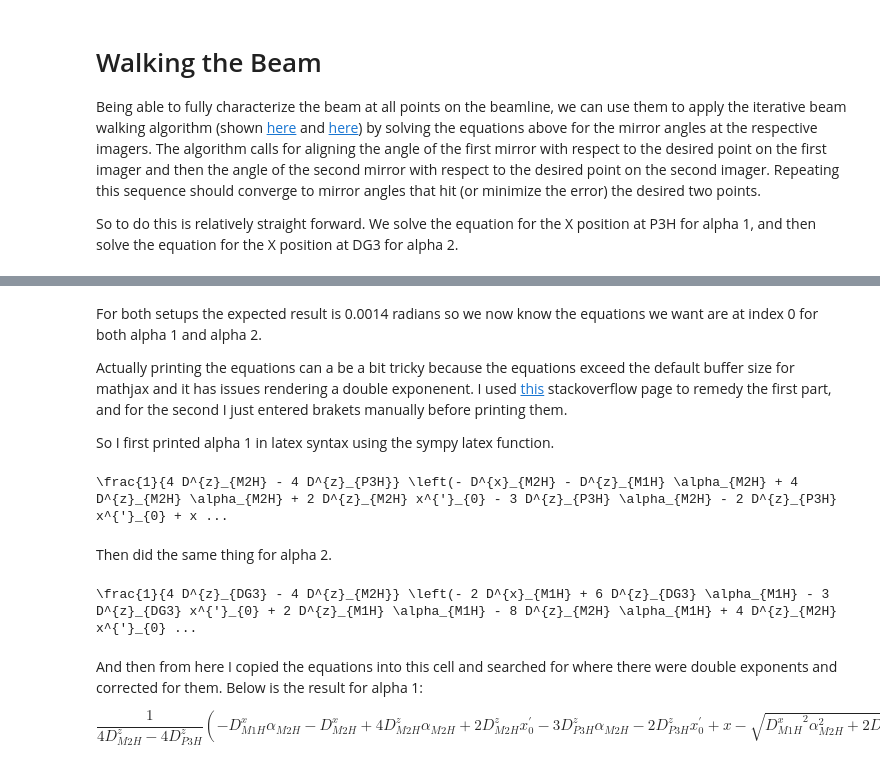
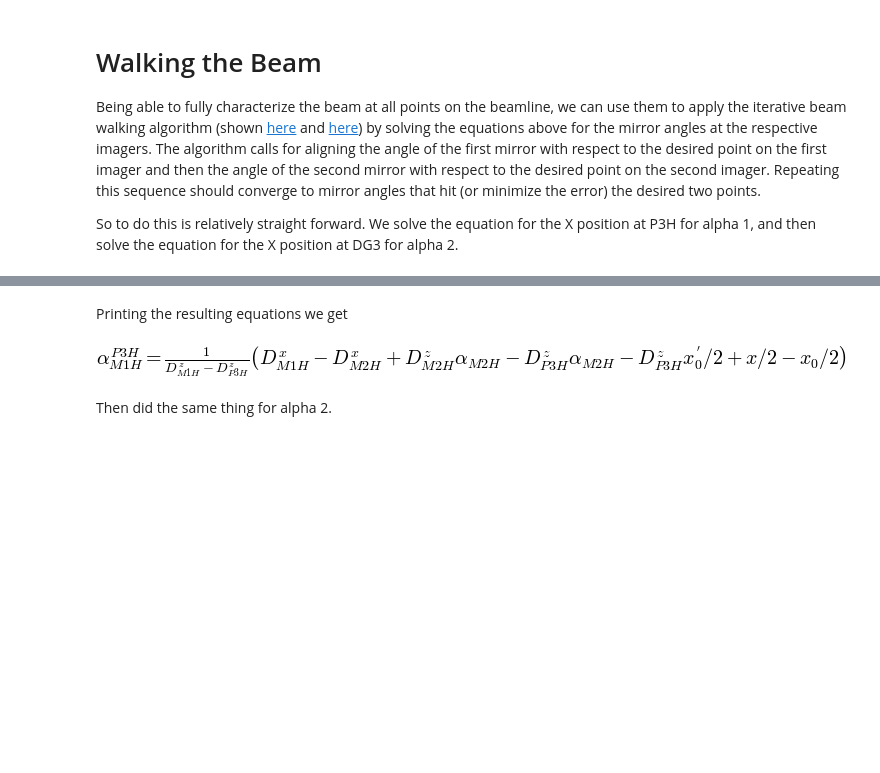
Before and after one commit to pcdshub/pswalker, a Jupyter notebook: ipynbs/Ray Tracing for Titled Flat Mirrors.ipynb, the cells around one changed output, grey strips where cells are left out. Cells and saved outputs as stored; diff of their text form; code cells hidden in the pictures; blank space fills up the shorter version.

Commit message:
Fixed an equation to make the proper substitution and made the appropriate changes to the notebook.

```diff
--- a/ipynbs/Ray Tracing for Titled Flat Mirrors.ipynb
+++ b/ipynbs/Ray Tracing for Titled Flat Mirrors.ipynb
@@ -264,7 +268,7 @@ So to do this is relatively straight forward. We solve the equation for the X po
 x = sp.symbols("x")
 
 # Move everything to one side and solve p3h x position for alpha 1
-p3h_alpha = sp.solve(xp3h - x, a1)
+p3h_alpha = sp.solve(xp3h - x, a1)[0]
 
 # Move everything to one side and solve dg3 x position for alpha 2
-dg3_alpha = sp.solve(xdg3 - x, a2)
+dg3_alpha = sp.solve(xdg3 - x, a2)[0]
@@ -315,22 +275,8 @@ Solutions for alpha 2:
-# %% [markdown]
-For both setups the expected result is 0.0014 radians so we now know the equations we want are at index 0 for both alpha 1 and alpha 2.
-
-Actually printing the equations can a be a bit tricky because the equations exceed the default buffer size for mathjax and it has issues rendering a double exponenent. I used [this](https://stackoverflow.com/questions/22751772/mathjax-in-ipython-notebook-fails-for-fairly-large-equations) stackoverflow page to remedy the first part, and for the second I just entered brakets manually before printing them.
-
-So I first printed alpha 1 in latex syntax using the sympy latex function.
-# %%
-print(sp.printing.latex(p3h_alpha[0]))
-# %% [output]
-\frac{1}{4 D^{z}_{M2H} - 4 D^{z}_{P3H}} \left(- D^{x}_{M2H} - D^{z}_{M1H} \alpha_{M2H} + 4 D^{z}_{M2H} \alpha_{M2H} + 2 D^{z}_{M2H} x^{'}_{0} - 3 D^{z}_{P3H} \alpha_{M2H} - 2 D^{z}_{P3H} x^{'}_{0} + x ...
+# %% [markdown]
+Printing the resulting equations we get
+# %%
+sp.relational.Eq(sp.symbols("alpha^P3H_M1H"), p3h_alpha)
+# %% [output]
+[figure, added]
 # %% [markdown]
 Then did the same thing for alpha 2.
-# %%
-print(sp.printing.latex(dg3_alpha[0]))
-# %% [output]
-\frac{1}{4 D^{z}_{DG3} - 4 D^{z}_{M2H}} \left(- 2 D^{x}_{M1H} + 6 D^{z}_{DG3} \alpha_{M1H} - 3 D^{z}_{DG3} x^{'}_{0} + 2 D^{z}_{M1H} \alpha_{M1H} - 8 D^{z}_{M2H} \alpha_{M1H} + 4 D^{z}_{M2H} x^{'}_{0} ...
-# %% [markdown]
-And then from here I copied the equations into this cell and searched for where there were double exponents and corrected for them. Below is the result for alpha 1:
-
-$$\frac{1}{4 D^{z}_{M2H} - 4 D^{z}_{P3H}} \left(- D^{x}_{M1H} \alpha_{M2H} - D^{x}_{M2H} + 4 D^{z}_{M2H}
-\alpha_{M2H} + 2 D^{z}_{M2H} x^{'}_{0} - 3 D^{z}_{P3H} \alpha_{M2H} - 2 D^{z}_{P3H} x^{'}_{0} + x -
-\sqrt{{D^{x}_{M1H}}^{2} \alpha_{M2H}^{2} + 2 D^{x}_{M1H} D^{x}_{M2H} \alpha_{M2H} - 8 D^{x}_{M1H} D^{z}_{M2H} \alpha_{M2H}^{2} - 4 D^{x}_{M1H} D^{z}_{M2H} \alpha_{M2H} x^{'}_{0} + 8 D^{x}_{M1H} D^{z}_{M2H} \alpha_{M2H} + 6 D^{x}_{M1H} D^{z}_{P3H} \alpha_{M2H}^{2} + 4 D^{x}_{M1H} D^{z}_{P3H} \alpha_{M2H} x^{'}_{0} - 8 D^{x}_{M1H} D^{z}_{P3H} \alpha_{M2H} - 2 D^{x}_{M1H} \alpha_{M2H} x + {D^{x}_{M2H}}^{2} - 8 D^{x}_{M2H} D^{z}_{M2H} \alpha_{M2H} + 6 D^{x}_{M2H} D^{z}_{P3H} \alpha_{M2H} - 2 D^{x}_{M2H} x + 8 {D^{z}_{M2H}}^{2} \alpha_{M2H}^{2} - 8 D^{z}_{M2H} D^{z}_{P3H} \alpha_{M2H}^{2} + 4 D^{z}_{M2H} \alpha_{M2H} x - 4 D^{z}_{M2H} \alpha_{M2H} x_{0} + {D^{z}_{P3H}}^{2} \alpha_{M2H}^{2} - 2 D^{z}_{P3H} \alpha_{M2H} x + 4 D^{z}_{P3H} \alpha_{M2H} x_{0} + x^{2}}\right)$$
```
Also changed, not shown: parts of 20 cells of this notebook.
